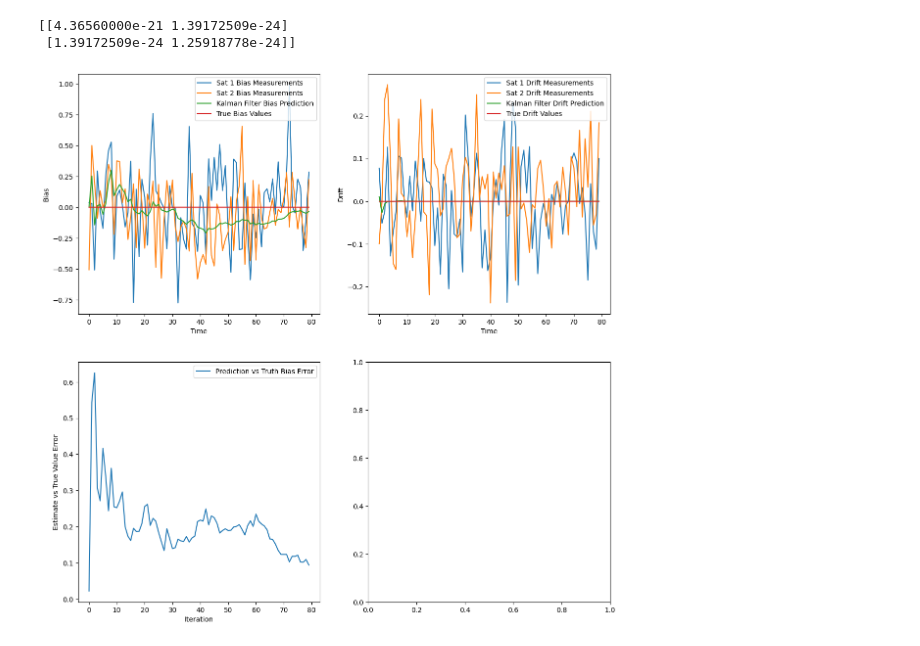
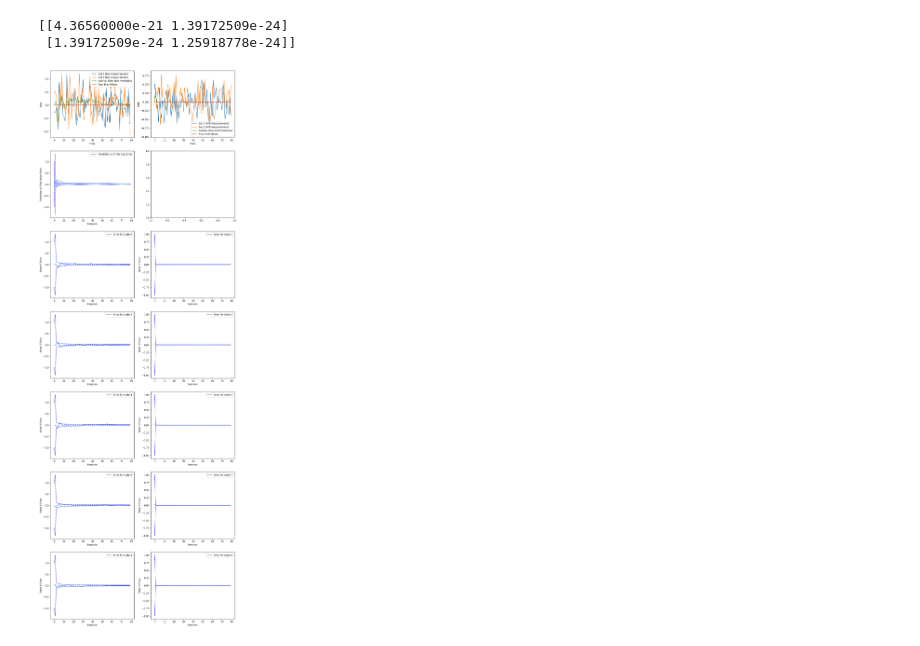
Before and after one commit to RIPS-2024-Aerospace/Aerospace-Project, a Jupyter notebook: CentralizedLunarKF.ipynb, the cells around one changed output. Cells and saved outputs as stored; diff of their text form; code cells hidden in the pictures.

```diff
--- a/CentralizedLunarKF.ipynb
+++ b/CentralizedLunarKF.ipynb
@@ -99,7 +101,7 @@ class KalmanFilter(object):
     return K
 # %%
-# need to debug this
 def example():
+    # the defined system dynamics matrix
     A = np.array([[1, 60, 0, 0, 0, 0, 0, 0, 0, 0],
                   [0, 1, 0, 0, 0, 0, 0, 0, 0, 0],
                   [0, 0, 1, 60, 0, 0, 0, 0, 0, 0],
@@ -111,97 +113,111 @@ def example():
                   [0, 0, 0, 0, 0, 0, 0, 0, 1, 60],
                   [0, 0, 0, 0, 0, 0, 0, 0, 0, 1]])
 
-    # set up H
+    # set up measurement matrix H
     H = np.array([[1, 0], [1, 0], [0, 1], [0, 1]])
     H_20x10 = np.zeros((20, 10))
-
     for i in range(0, 20, 4):
         H_20x10[i:i+4, i//2:i//2+2] = H
 
-    # defined Q from above
+    # set up process noise covariance matrix Q
     Q_10x10 = np.zeros((10, 10))
-
-    # Fill the 10x10 matrix with the given 2x2 matrix on the diagonals
     for i in range(0, 10, 2):
         Q_10x10[i:i+2, i:i+2] = Q
 
-    # defined R from above
+    # set up measurement noise covariance matrix R
     R_20x20 = np.zeros((20, 20))
-
-    # Fill the 10x10 matrix with the given 4x4 matrix on the diagonals
-
-    R = np.array([[0.1,0,0,0],[0,0.1,0,0],[0,0,0.01,0],[0,0,0,0.01]])
-
+    R = np.array([[0.01,0,0,0],[0,0.01,0,0],[0,0,0.001,0],[0,0,0,0.001]])
+    # R = np.array([[pr_var,0,0,0],[0,pr_var,0,0],[0,0,prr_var,0],[0,0,0,prr_var]]), this is the original R
     for i in range(0, 20, 4):
         R_20x20[i:i+4, i:i+4] = R
-    #First Estimate
+
+    # First Estimate Value (initial state)
     x = np.array([[0, 0.01, 0, 0.01, 0, 0.01, 0, 0.01, 0, 0.01]]).T
 
-    #Initial Truth
+    # Initial Truth Value
     x0 = np.array([[0, 0, 0, 0, 0, 0, 0, 0, 0, 0]]).T
 
-
+    # Initialize Kalman Filter
     kf = KalmanFilter(A = A, H = H_20x10, Q = Q_10x10, R = R_20x20, x0 = x)
 
+    # Process Noise and Measurement Noise Functions
     procc_noise = lambda : np.linalg.cholesky(Q_10x10) @ np.random.normal(np.array([[0 for _ in range(10)]]).T)
     measure_noise = lambda : np.linalg.cholesky(R_20x20) @ np.random.normal(np.array([[0 for _ in range(20)]]).T)
 
+    # Generate initial measurement
     z = (H_20x10 @ x0) + measure_noise()
 
+    # Initialize the lists to store results
     truth = [x0]
     predictions = [x]
     measurements = [z]
     errors = [(x-x0)]
+    P_hist = [kf.P]
 
+    # Run Kalman Filter for 80 iterations
     iterations = 80
     for i in range(iterations-1):
+        truth.append((A@truth[-1]) + procc_noise()) # Get new truth with process noise
 
-        #Get new truth
-        truth.append((A@truth[-1]) + procc_noise())
-
-        #Get new measurements
-        z = (H_20x10 @ truth[-1]) + measure_noise()
+        z = (H_20x10 @ truth[-1]) + measure_noise() # Get new measurements with measurement noise
         measurements.append(z)
 
-        #Correct estimate using measurement
-        kf.update(z)
+        kf.update(z) # Correct estimate using measurement
 
-        #Record updated estimate and error
-        predictions.append(kf.x)
-
+        predictions.append(kf.x) # Record updated estimate and error
         errors.append(kf.x - truth[-1])
 
-        #Predict next step
-        x = kf.predict()
+        x = kf.predict() # Predict next step
 
-    fig,axs = plt.subplots(2,2, figsize=(14, 14))
-    #12 plots, 5 for bias, 5 for drift, and then error
+        P_hist.append(kf.P) # Append the covariance matrix history
+
+    # Creating subplots
+    fig,axs = plt.subplots(7,2, figsize=(14, 42))
     for i in range(1):
-        #20 measurements, 2 for each node
+        # Plot bias and drift measurements, predictions, and true values
         axs[0][0].plot([i for i in range(iterations)],[x[4*i][0] for x in measurements], label = 'Sat 1 Bias Measurements')
         axs[0][0].plot([i for i in range(iterations)],[x[4*i+1][0] for x in measurements], label = 'Sat 2 Bias Measurements')
         axs[0][0].plot([i for i in range(iterations)],[x[2*i][0] for x in predictions], label = 'Kalman Filter Bias Prediction')
         axs[0][0].plot([i for i in range(iterations)],[x[2*i][0] for x in truth], label = 'True Bias Values')
         axs[0][0].set_xlabel("Time")
         axs[0][0].set_ylabel("Bias")
         axs[0][0].legend()
 
         axs[0][1].plot([i for i in range(iterations)],[x[4*i+2][0] for x in measurements], label = 'Sat 1 Drift Measurements')
         axs[0][1].plot([i for i in range(iterations)],[x[4*i+3][0] for x in measurements], label = 'Sat 2 Drift Measurements')
         axs[0][1].plot([i for i in range(iterations)],[x[2*i+1][0] for x in predictions], label = 'Kalman Filter Drift Prediction')
         axs[0][1].plot([i for i in range(iterations)],[x[2*i+1][0] for x in truth], label = 'True Drift Values')
         axs[0][1].set_xlabel("Time")
         axs[0][1].set_ylabel("Drift")
         axs[0][1].legend()
 
-    axs[1][0].plot([i for i in range(len(errors))],[np.linalg.norm(x) for x in errors], label = 'Prediction vs Truth Bias Error')
+        # Convert errors and covariance history to numpy arrays
+        errors = np.array(errors).squeeze()
+        error_norm = np.linalg.norm(errors, axis=1)
+        P_hist = np.array(P_hist)
+        t_hist = np.arange(iterations)
 
-    axs[1][0].legend()
-    axs[1][0].set_xlabel("Iteration")
-    axs[1][0].set_ylabel("Estimate vs True Value Error")
-    plt.show()
+        # Plot prediction vs truth bias error
+        axs[1][0].plot(t_hist, error_norm, label='Prediction vs Truth Bias Error')
+        axs[1][0].plot(np.vstack([t_hist, t_hist]), np.vstack([np.sqrt(P_hist[:, 0, 0]), -np.sqrt(P_hist[:, 0, 0])]), 'b--')
+        axs[1][0].legend()
+        axs[1][0].set_xlabel("Iteration")
+        axs[1][0].set_ylabel("Estimate vs True Value Error")
+
+        # Plot error and covariance bounds for each state variable
+        for k in range(10):
+            error_k = errors[:, k]
+            cov_k = np.sqrt(P_hist[:, k, k])
+            row, col = divmod(k, 2)
+            axs[row+2, col].plot(t_hist, error_k, label=f'Error for state {k}')
+            axs[row+2, col].plot(np.vstack([t_hist, t_hist]).T, np.vstack([cov_k, -cov_k]).T, 'b--')
+            axs[row+2, col].legend()
+            axs[row+2, col].set_xlabel("Iteration")
+            axs[row+2, col].set_ylabel(f"State {k} Error")
+
+        plt.show()
 
 if __name__ == '__main__':
     example()
 # %% [output]
-[figure, old version]
+[figure, new version]
```
Also changed, not shown: parts of 4 cells of this notebook.
